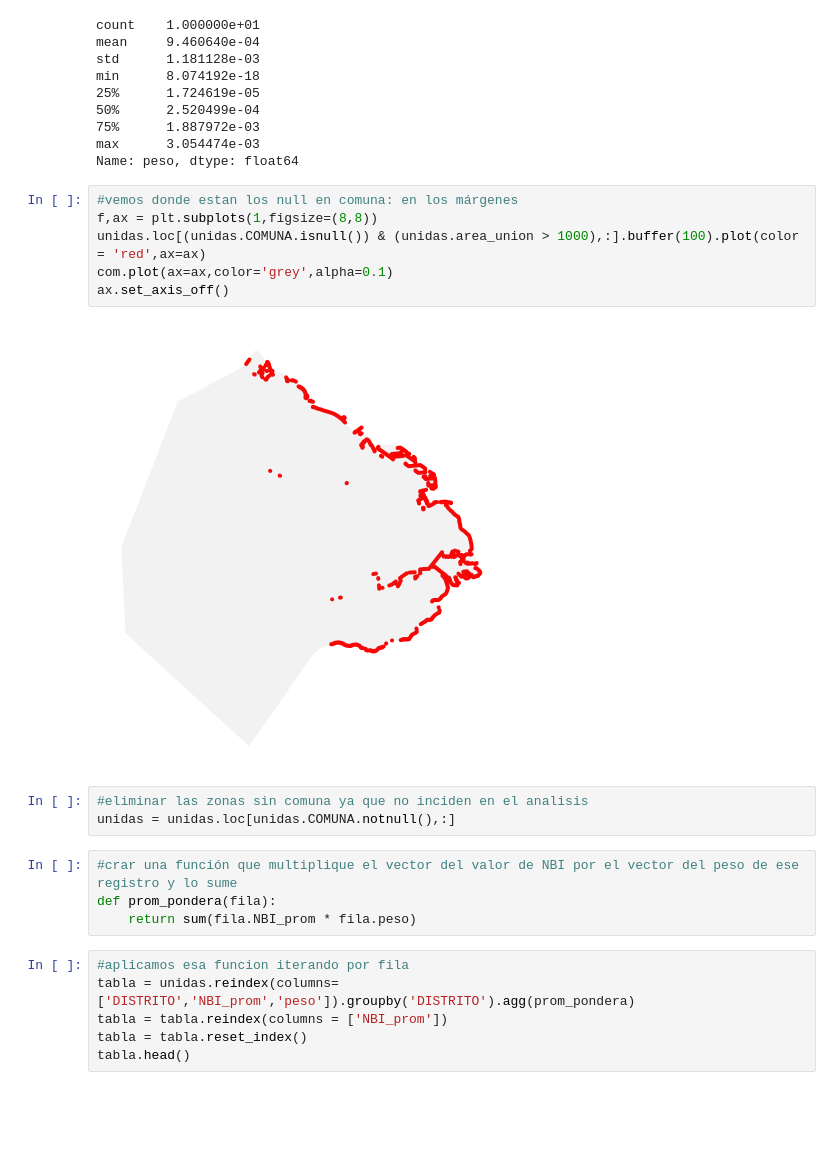
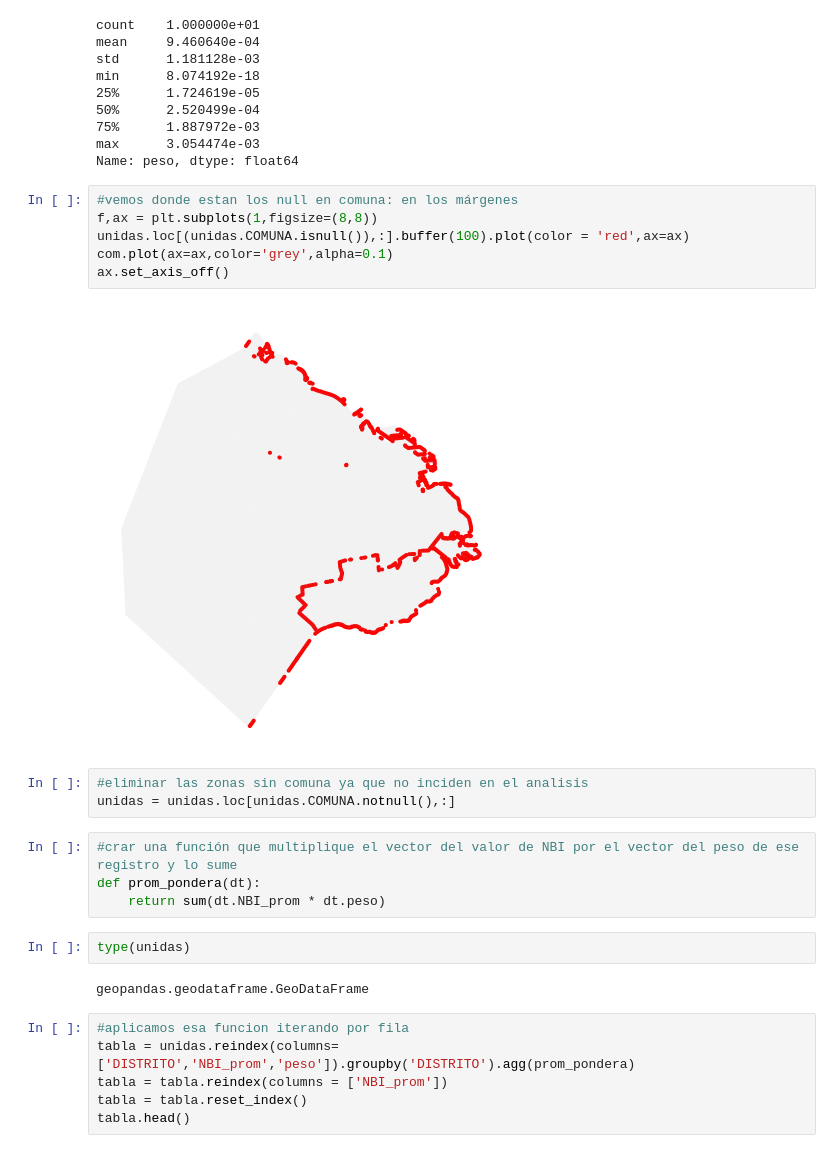
Before and after one commit to alephcero/analisis_espacial_python_2019, a Jupyter notebook: clase_5/lab05_unidades_espaciales.ipynb, the cells around one changed output. Saved outputs shown, nothing was run; the diff lists cells and outputs as text; blank space fills up the shorter version.

```diff
--- a/clase_5/lab05_unidades_espaciales.ipynb
+++ b/clase_5/lab05_unidades_espaciales.ipynb
@@ -327,18 +337,22 @@ Name: peso, dtype: float64
 # %%
 #vemos donde estan los null en comuna: en los márgenes
 f,ax = plt.subplots(1,figsize=(8,8))
-unidas.loc[(unidas.COMUNA.isnull()) & (unidas.area_union > 1000),:].buffer(100).plot(color = 'red',ax=ax)
+unidas.loc[(unidas.COMUNA.isnull()),:].buffer(100).plot(color = 'red',ax=ax)
 com.plot(ax=ax,color='grey',alpha=0.1)
 ax.set_axis_off()
 # %% [output]
-[figure, old version]
+[figure, new version]
 # %%
 #eliminar las zonas sin comuna ya que no inciden en el analisis
 unidas = unidas.loc[unidas.COMUNA.notnull(),:]
 # %%
 #crar una función que multiplique el vector del valor de NBI por el vector del peso de ese registro y lo sume
-def prom_pondera(fila):
-    return sum(fila.NBI_prom * fila.peso)
+def prom_pondera(dt):
+    return sum(dt.NBI_prom * dt.peso)
+# %%
+type(unidas)
+# %% [output]
+geopandas.geodataframe.GeoDataFrame
 # %%
 #aplicamos esa funcion iterando por fila
 tabla = unidas.reindex(columns=['DISTRITO','NBI_prom','peso']).groupby('DISTRITO').agg(prom_pondera)
```
Also changed, not shown: parts of 18 cells of this notebook, 11 other files.
